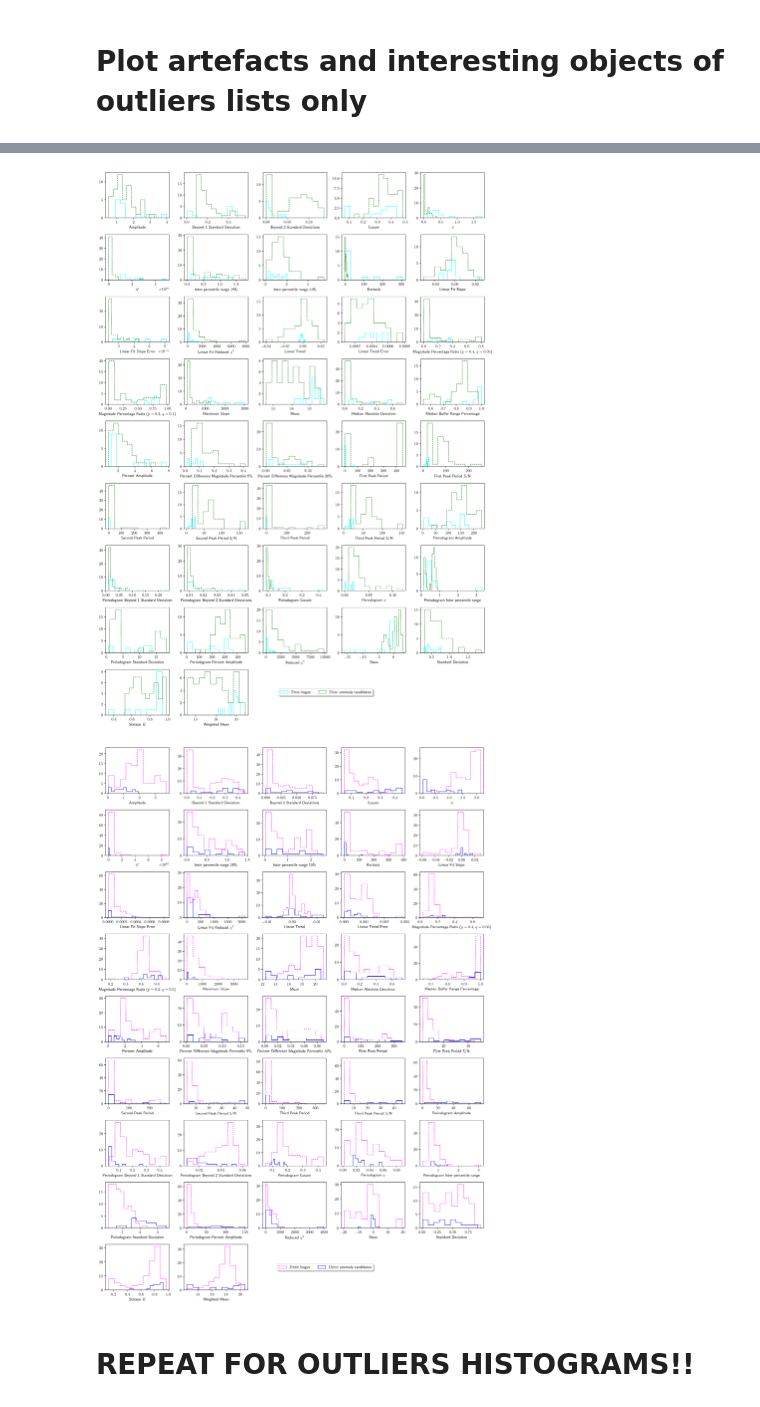
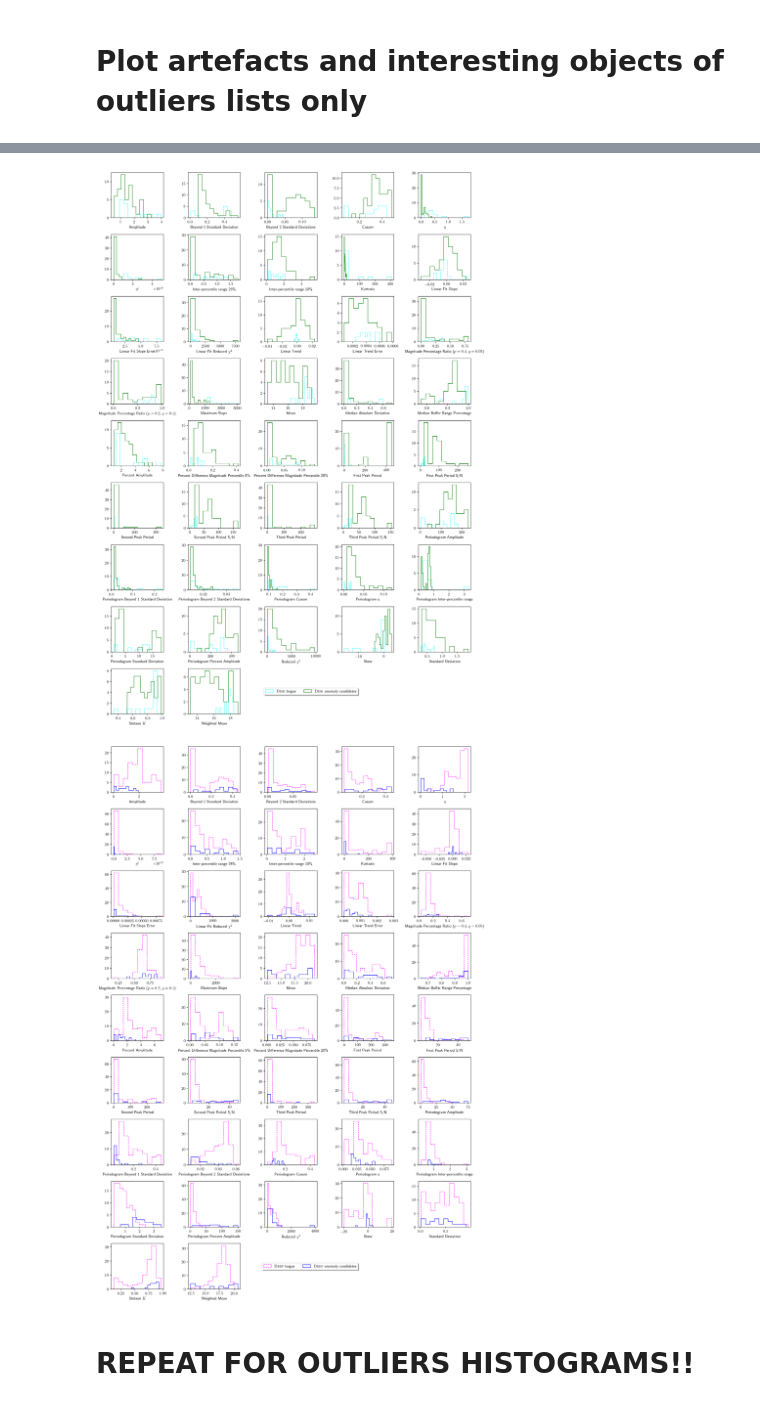
Before and after one commit to snad-space/zwad, a Jupyter notebook: notebooks/histograms_plot.ipynb, the cells around one changed output, grey strips where cells are left out. Cells and saved outputs as stored; diff of their text form; code cells hidden in the pictures.

```diff
--- a/notebooks/histograms_plot.ipynb
+++ b/notebooks/histograms_plot.ipynb
@@ -109,7 +112,7 @@ three_most_important_features = ['standard_deviation', 'periodogram_amplitude',
 # %%
 plt.clf()
 # fig, axes = plt.subplots(1, 3, gridspec_kw = {'wspace':0, 'hspace':0}, sharey=True, figsize=(20, 5))
-fig, axes = plt.subplots(1, 3, figsize=(12, 2.8))
+fig, axes = plt.subplots(1, 3, figsize=(12, 5))
 
 for ax, f in zip(axes, three_most_important_features):
     m31_bins = np.logspace(np.log10(m31_x[f].min()), np.log10(m31_x[f].max()), 10)
@@ -135,7 +138,7 @@ for ax, f in zip(axes, three_most_important_features):
 axes[1].set_ylabel('Counts')
 
 
-plt.legend(loc='center left', bbox_to_anchor=(1.05, 0.5), ncol=2, fancybox=True, shadow=True)
+plt.legend(loc='lower left', bbox_to_anchor=(-0.28, -0.5), ncol=2, fancybox=True, shadow=True)
 fig.tight_layout()
 
 fig.savefig('../figs/histograms/three_most_important_features_uncat_anomalies.pdf', bbox_inches='tight')
@@ -214,60 +217,59 @@ fig.savefig('../figs/histograms/m31_artefacts_vs_interesting_objs.pdf', bbox_inc
 # %%
 fig = plt.figure(figsize=(14, 20))
-# plt.subplots_adjust(left=None, bottom=None, right=None, top=None, wspace=None, hspace=0.3)
+# plt.subplots_adjust(left=None, bottom=None, right=None, top=None, wspace=0.1, hspace=None)
 # plt.rcParams.update({'font.size': 26})
 
 
-for i, f in enumerate(map(latex_names.get, m31_names)):
+for i, f in enumerate(m31_names):
     ax = fig.add_subplot(9, 5, i+1) #42 features
 
-    plt.hist(disk_artefacts[f], histtype='step', color='cyan',
-             linewidth=1, label=field_names['disk'] + ' bogus')
-    plt.hist(disk_interesting[f], histtype='step', ls='--', color='green',
+    plt.hist(disk_artefacts[f], histtype='step', color='cyan', linewidth=1,
+             ls='--', label=field_names['disk'] + ' bogus')
+    plt.hist(disk_interesting[f], histtype='step', color='green',
              alpha=1, linewidth=1, label=field_names['disk'] + ' anomaly candidates')
 
     #ax.set_title(r'{}'.format(f), fontsize=14)
     #ax.set_ylabel('Counts', fontsize=14)
-    ax.set_xlabel(f)
+    ax.set_xlabel(latex_names[f])
     #ax.set_yscale('log')
     #ax.tick_params(labelsize=20)
     #ax.legend(loc='best')
 
-
 fig.tight_layout()
-plt.legend(loc='center right', bbox_to_anchor=(3.0, 0.5), ncol=2, fancybox=True, shadow=True)
+plt.legend(loc='center right', bbox_to_anchor=(3.3, 0.5), ncol=2, fancybox=True, shadow=True)
 
 
 fig.savefig('../figs/histograms/disk_artefacts_vs_interesting_objs.pdf', bbox_inches='tight')
 # %% [output]
-[figure, old version]
+[figure, new version]
 # %%
 fig = plt.figure(figsize=(14, 20))
-# plt.subplots_adjust(left=None, bottom=None, right=None, top=None, wspace=None, hspace=0.3)
+# plt.subplots_adjust(left=None, bottom=None, right=None, top=None, wspace=0.1, hspace=None)
 # plt.rcParams.update({'font.size': 26})
 
 
-for i, f in enumerate(map(latex_names.get, m31_names)):
+for i, f in enumerate(m31_names):
     ax = fig.add_subplot(9, 5, i+1) #42 features
 
-    plt.hist(deep_artefacts[f], ls='--', histtype='step', color='magenta', linewidth=1,
-             label=field_names['deep'] + ' bogus')
+    plt.hist(deep_artefacts[f], histtype='step', color='magenta', linewidth=1,
+             ls='--', label=field_names['deep'] + ' bogus')
     plt.hist(deep_interesting[f], histtype='step', color='blue',
              alpha=1, linewidth=1, label=field_names['deep'] + ' anomaly candidates')
 
     #ax.set_title(r'{}'.format(f), fontsize=14)
     #ax.set_ylabel('Counts', fontsize=14)
-    ax.set_xlabel(f)
+    ax.set_xlabel(latex_names[f])
     #ax.set_yscale('log')
     #ax.tick_params(labelsize=20)
     #ax.legend(loc='best')
 
 fig.tight_layout()
-plt.legend(loc='center right', bbox_to_anchor=(3.0, 0.5), ncol=2, fancybox=True, shadow=True)
+plt.legend(loc='center right', bbox_to_anchor=(3.3, 0.5), ncol=2, fancybox=True, shadow=True)
 
 
 fig.savefig('../figs/histograms/deep_artefacts_vs_interesting_objs.pdf', bbox_inches='tight')
 # %% [output]
-[figure, old version]
+[figure, new version]
 # %% [markdown]
 # REPEAT FOR OUTLIERS HISTOGRAMS!!
 # %%
```
Also changed, not shown: parts of 7 cells of this notebook, 1 other file.
